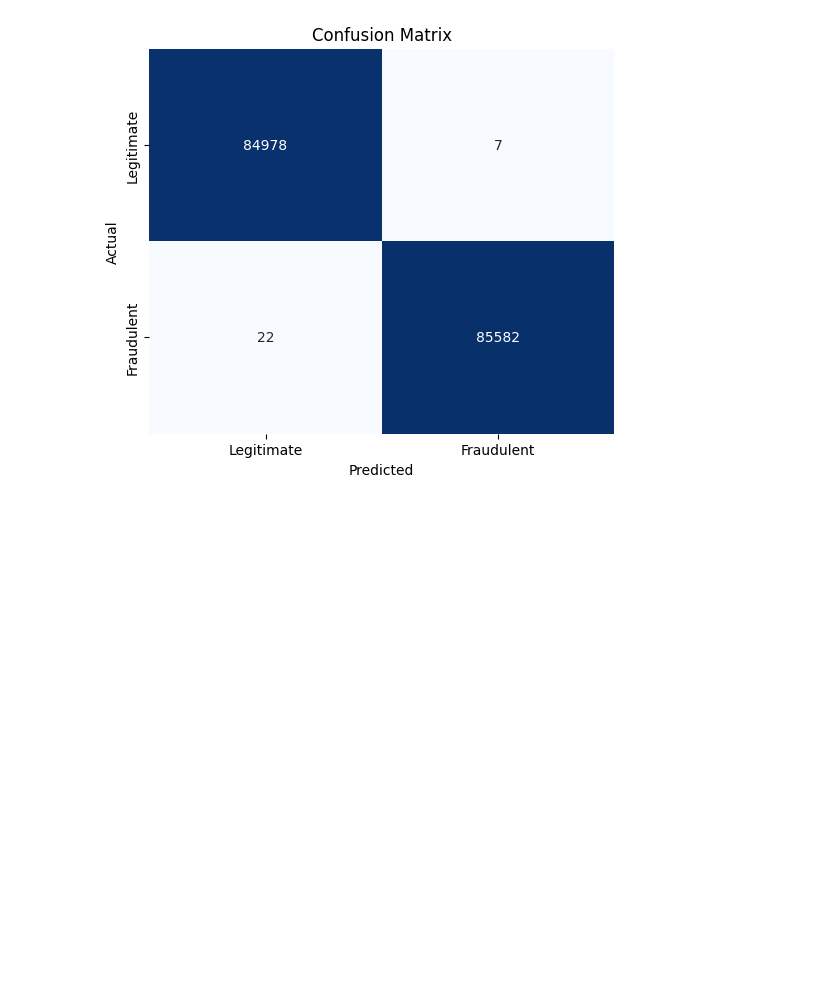
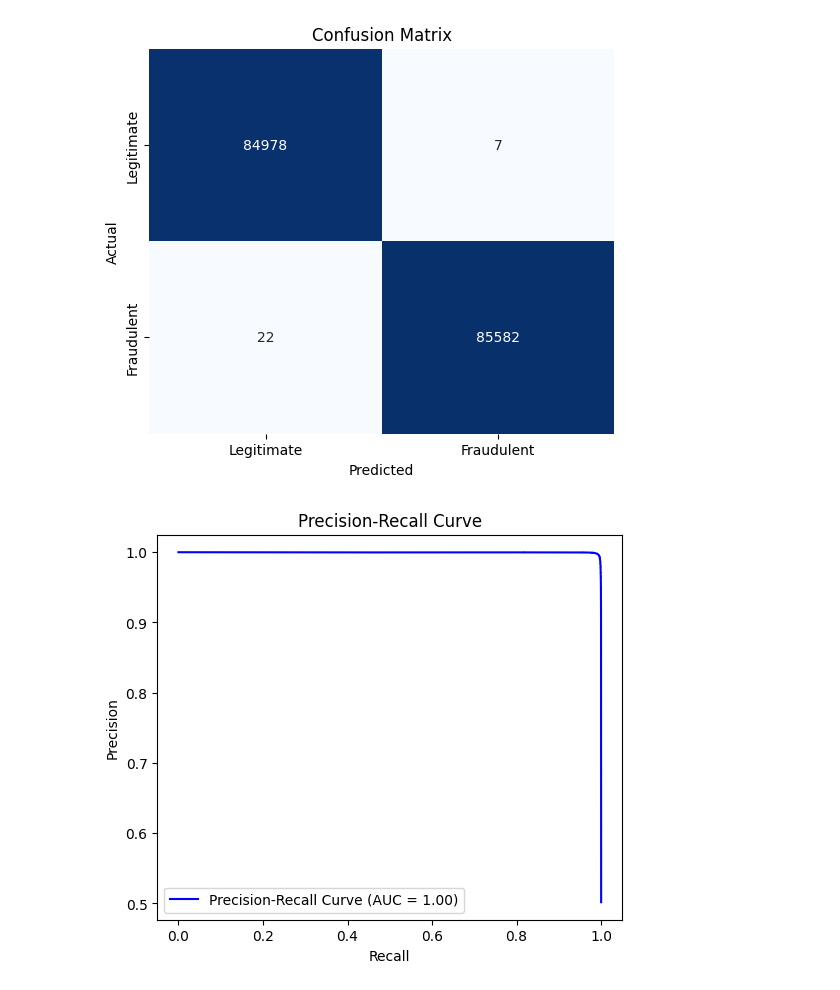
Before and after one commit to bindushahi/CODSOFT-Credit_Card_Fraud_Detection, a Jupyter notebook: Credit_Card_Fraud_Detection.ipynb, the cells around one changed output. Saved outputs shown, nothing was run; the diff lists cells and outputs as text; code cells hidden in the pictures; blank space fills up the shorter version.

Commit message:
#visualize using the Precision-Recall Curve

```diff
--- a/Credit_Card_Fraud_Detection.ipynb
+++ b/Credit_Card_Fraud_Detection.ipynb
@@ -417,0 +422,3 @@ plt.show()
+# %%
+# Get precision and recall values
+precision, recall, _ = precision_recall_curve(Y_test, model.predict_proba(X_test)[:, 1])
@@ -417,0 +428,11 @@ plt.show()
+# %%
+# Plot the precision-recall curve
+plt.figure(figsize=(6, 5))
+plt.plot(recall, precision, color='b', label=f'Precision-Recall Curve (AUC = {pr_auc:.2f})')
+plt.xlabel('Recall')
+plt.ylabel('Precision')
+plt.title('Precision-Recall Curve')
+plt.legend(loc='lower left')
+plt.show()
+# %% [output]
+[figure, added]
```
Also changed, not shown: parts of 2 cells of this notebook.
